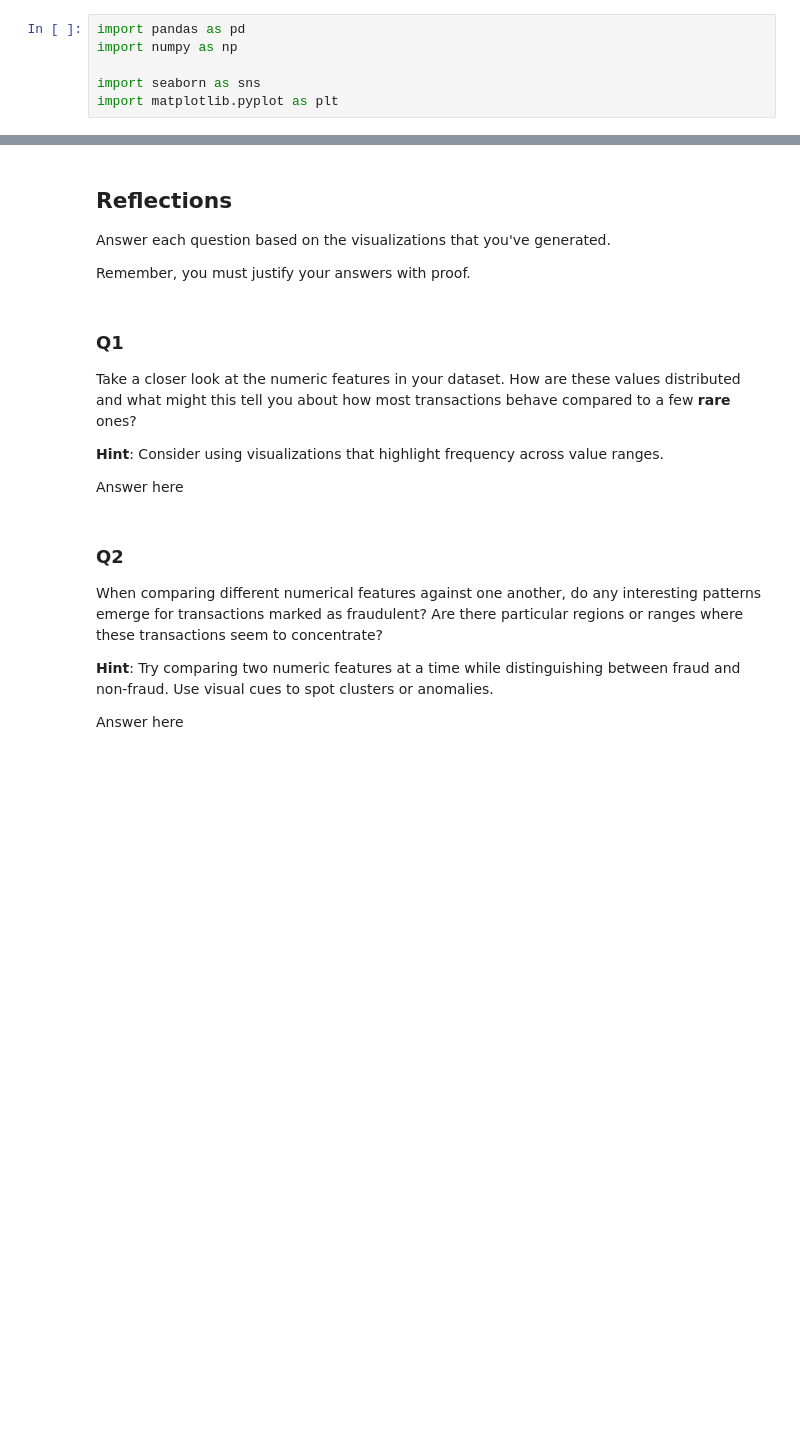
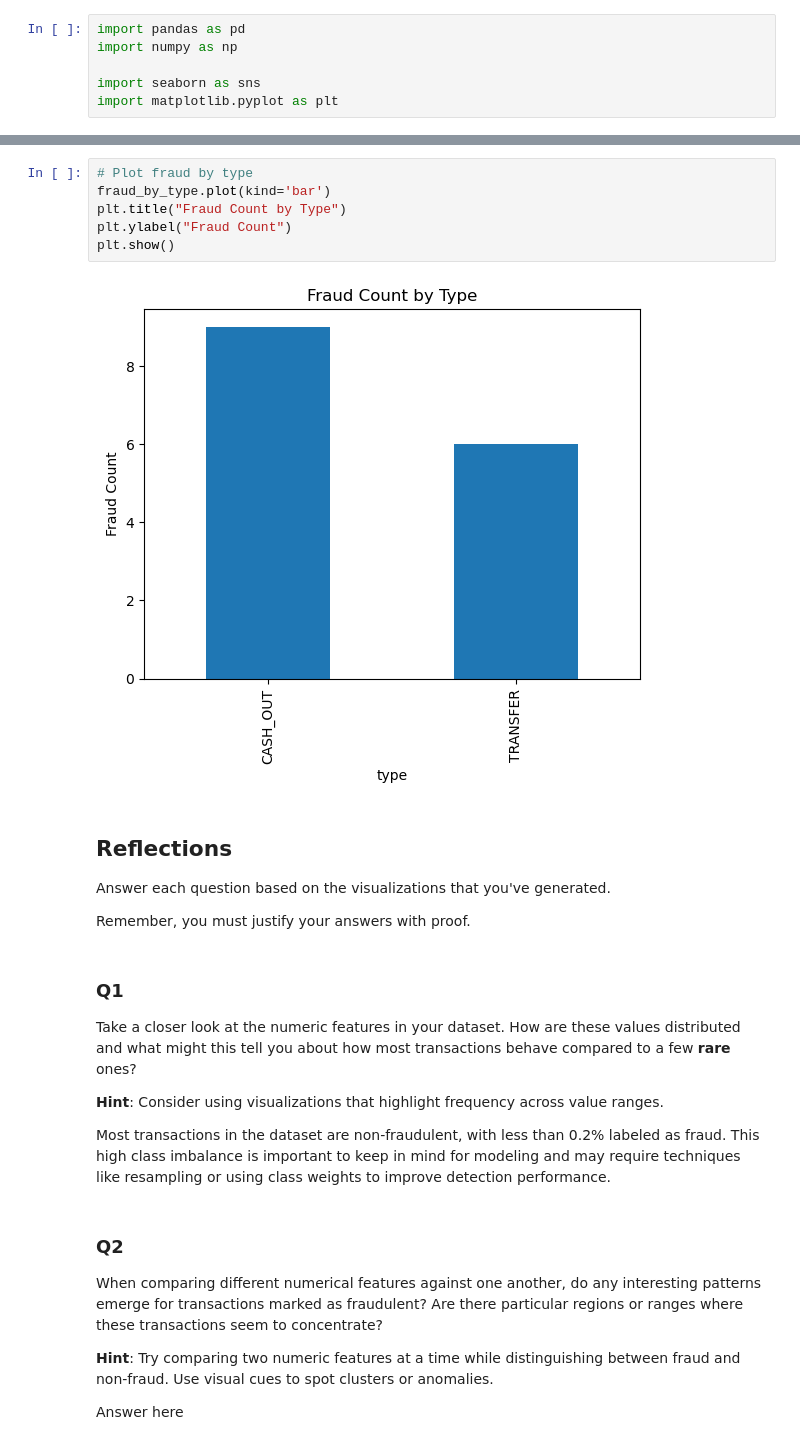
Before and after one commit to talgat24/nofraud, a Jupyter notebook: notebooks/eda.ipynb, the cells around one changed output, grey strips where cells are left out. Saved outputs shown, nothing was run; the diff lists cells and outputs as text; blank space fills up the shorter version.

```diff
--- a/notebooks/eda.ipynb
+++ b/notebooks/eda.ipynb
@@ -35,3 +88,11 @@ transactions.head()
+# %%
+# Plot fraud by type
+fraud_by_type.plot(kind='bar')
+plt.title("Fraud Count by Type")
+plt.ylabel("Fraud Count")
+plt.show()
+# %% [output]
+[figure, added]
 # %% [markdown]
 ## Reflections
 
@@ -45,7 +106,7 @@ Take a closer look at the numeric features in your dataset. How are these values
 
 **Hint**: Consider using visualizations that highlight frequency across value ranges.
 
-Answer here
+Most transactions in the dataset are non-fraudulent, with less than 0.2% labeled as fraud. This high class imbalance is important to keep in mind for modeling and may require techniques like resampling or using class weights to improve detection performance.
 # %% [markdown]
 ### Q2
 
```
Also changed, not shown: parts of 6 cells of this notebook, 1 other file.
